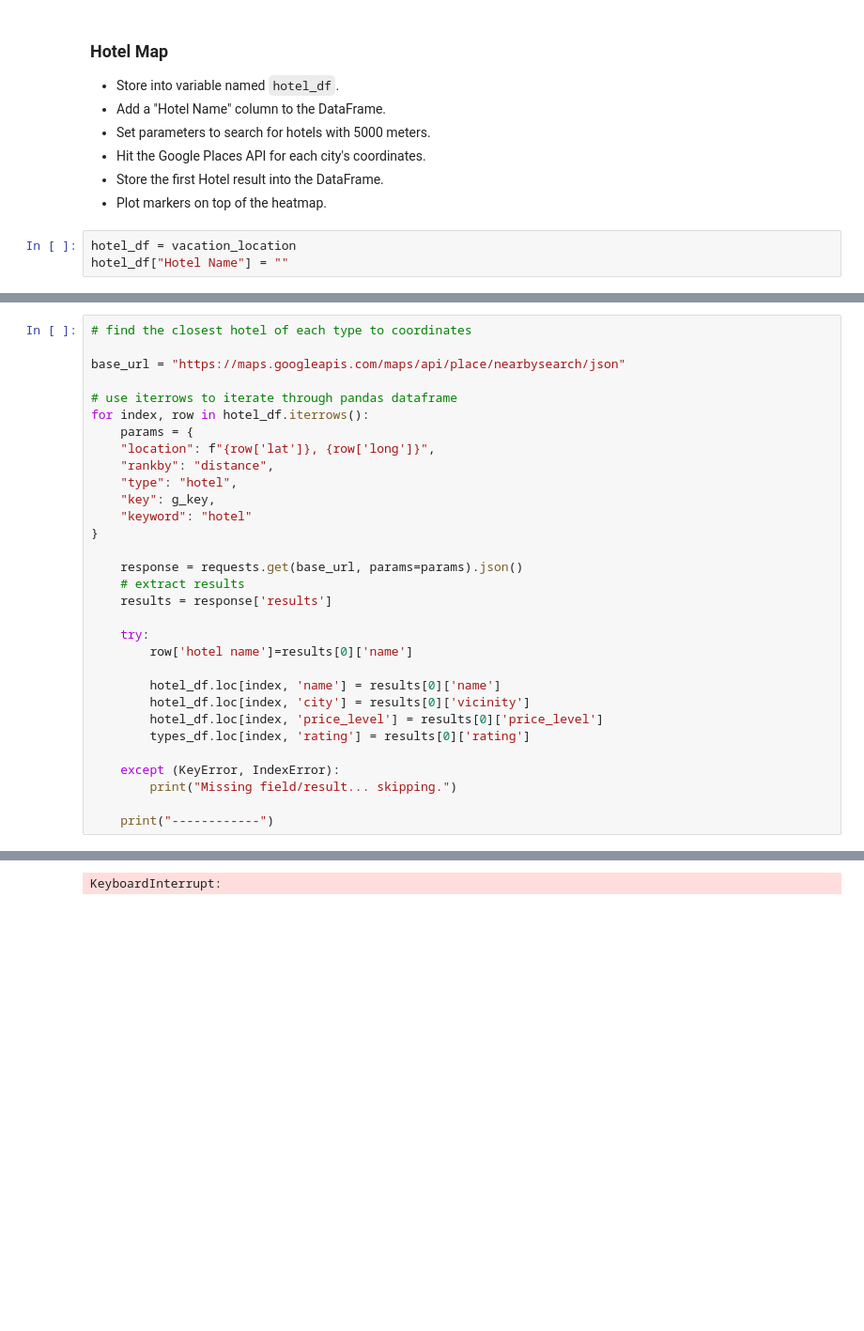
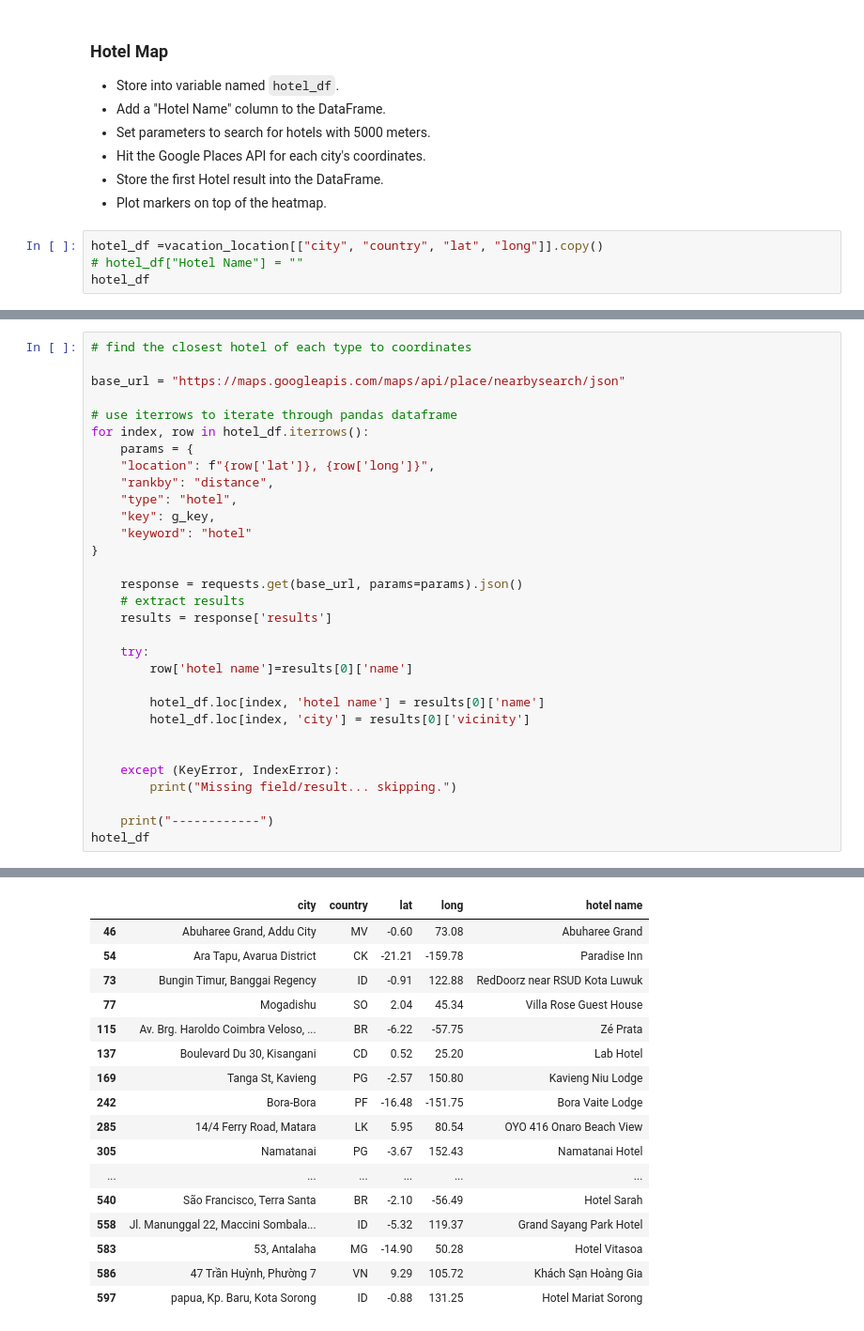
Before and after one commit to Mquinton28/Python_APIs, a Jupyter notebook: VacationPy-Final.ipynb, the cells around one changed output, grey strips where cells are left out. Shown: that part at 94% size. Cells and saved outputs as stored; diff of their text form; blank space fills up the shorter version.

```diff
--- a/VacationPy-Final.ipynb
+++ b/VacationPy-Final.ipynb
@@ -90,5 +91,6 @@ vacation_location
 * Store the first Hotel result into the DataFrame.
 * Plot markers on top of the heatmap.
 # %%
-hotel_df = vacation_location
-hotel_df["Hotel Name"] = ""
+hotel_df =vacation_location[["city", "country", "lat", "long"]].copy()
+# hotel_df["Hotel Name"] = ""
+hotel_df
@@ -114,15 +134,15 @@ for index, row in hotel_df.iterrows():
     try:
         row['hotel name']=results[0]['name']
 
-        hotel_df.loc[index, 'name'] = results[0]['name']
+        hotel_df.loc[index, 'hotel name'] = results[0]['name']
         hotel_df.loc[index, 'city'] = results[0]['vicinity']
-        hotel_df.loc[index, 'price_level'] = results[0]['price_level']
-        types_df.loc[index, 'rating'] = results[0]['rating']
+
 
     except (KeyError, IndexError):
         print("Missing field/result... skipping.")
 
     print("------------")
+hotel_df
 # %% [output]
 ------------
 ------------
@@ -140,8 +160,24 @@ for index, row in hotel_df.iterrows():
 ------------
 ------------
 ------------
 ------------
-KeyboardInterrupt:
+|  | city | country | lat | long | hotel name |
+| 46 | Abuharee Grand, Addu City | MV | -0.60 | 73.08 | Abuharee Grand |
+| 54 | Ara Tapu, Avarua District | CK | -21.21 | -159.78 | Paradise Inn |
+| 73 | Bungin Timur, Banggai Regency | ID | -0.91 | 122.88 | RedDoorz near RSUD Kota Luwuk |
+| 77 | Mogadishu | SO | 2.04 | 45.34 | Villa Rose Guest House |
+| 115 | Av. Brg. Haroldo Coimbra Veloso, ... | BR | -6.22 | -57.75 | Zé Prata |
+| 137 | Boulevard Du 30, Kisangani | CD | 0.52 | 25.20 | Lab Hotel |
+| 169 | Tanga St, Kavieng | PG | -2.57 | 150.80 | Kavieng Niu Lodge |
+| 242 | Bora-Bora | PF | -16.48 | -151.75 | Bora Vaite Lodge |
+| 285 | 14/4 Ferry Road, Matara | LK | 5.95 | 80.54 | OYO 416 Onaro Beach View |
+| 305 | Namatanai | PG | -3.67 | 152.43 | Namatanai Hotel |
+| ... | ... | ... | ... | ... | ... |
+| 540 | São Francisco, Terra Santa | BR | -2.10 | -56.49 | Hotel Sarah |
+| 558 | Jl. Manunggal 22, Maccini Sombala... | ID | -5.32 | 119.37 | Grand Sayang Park Hotel |
+| 583 | 53, Antalaha | MG | -14.90 | 50.28 | Hotel Vitasoa |
+| 586 | 47 Trần Huỳnh, Phường 7 | VN | 9.29 | 105.72 | Khách Sạn Hoàng Gia |
+| 597 | papua, Kp. Baru, Kota Sorong | ID | -0.88 | 131.25 | Hotel Mariat Sorong |
 # %%
 results[0]
 # %% [output]
```
Also changed, not shown: parts of 9 cells of this notebook, 1 other file.
